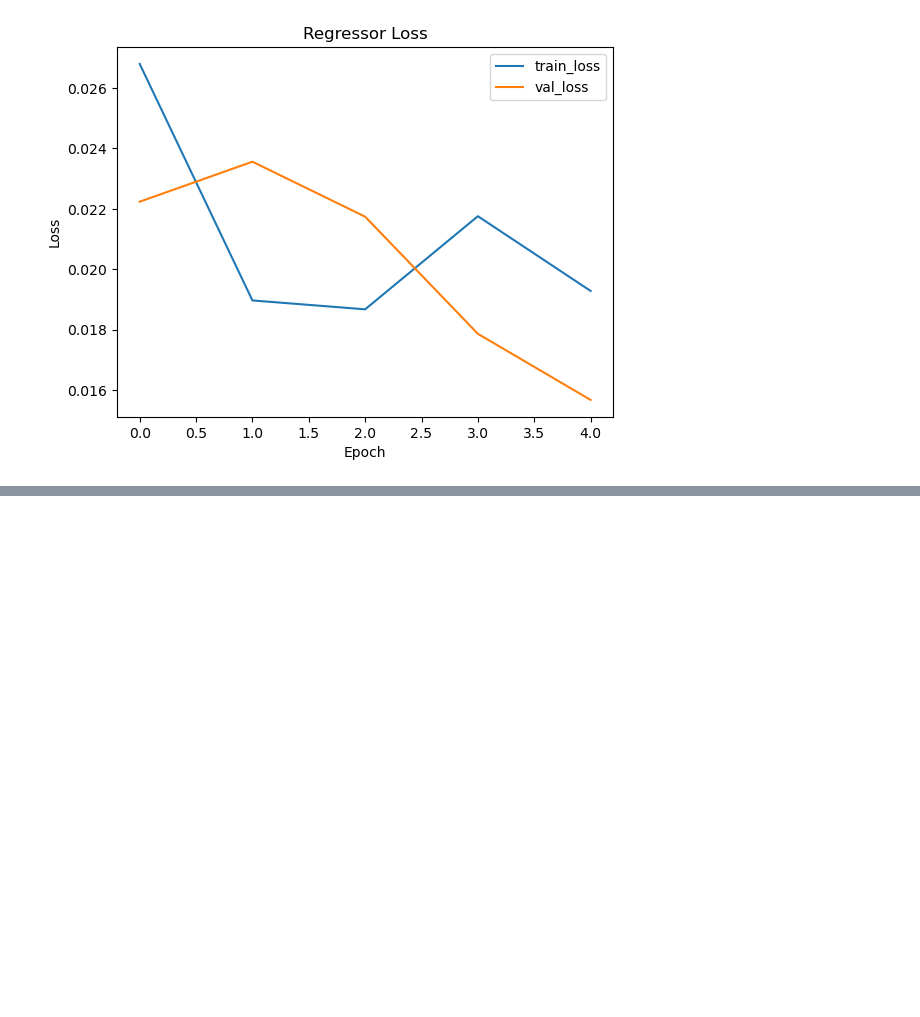
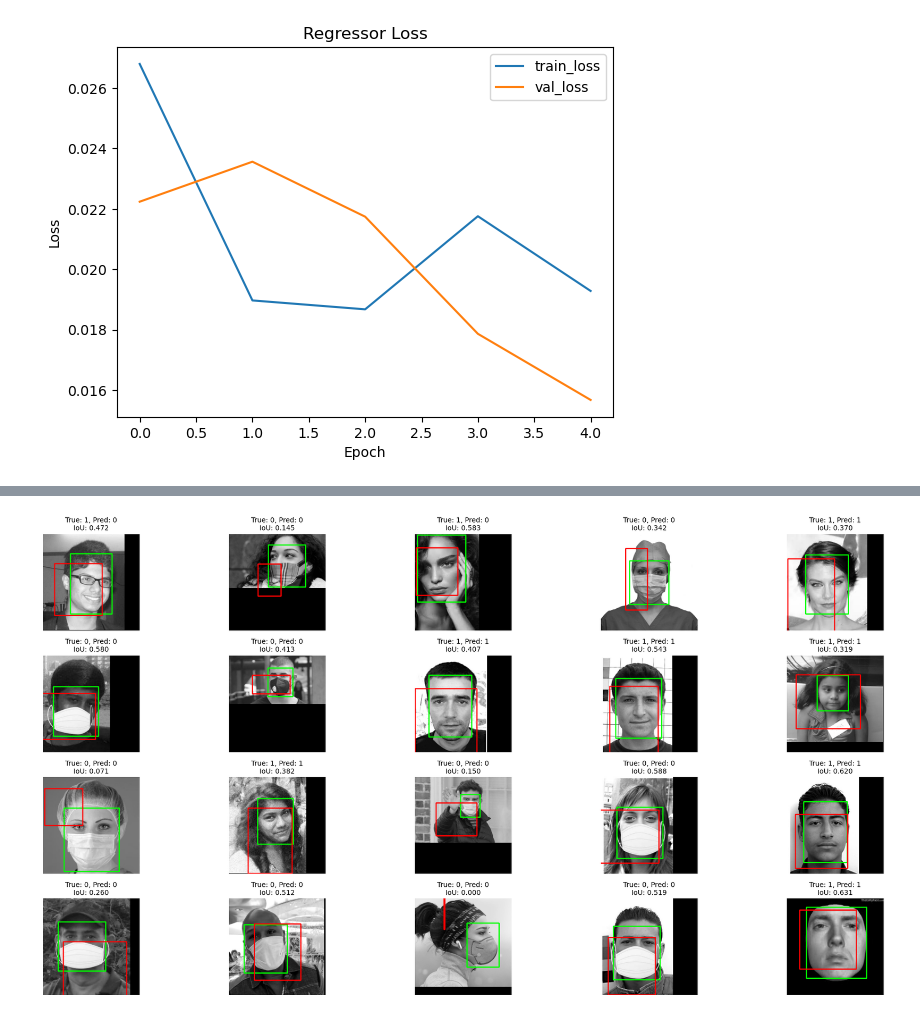
Before and after one commit to moyen-ahmed/Deep-learning, a Jupyter notebook: Building your own Object Detector from scratch using tensorflow.ipynb, the cells around one changed output, grey strips where cells are left out. Cells and saved outputs as stored; diff of their text form; code cells hidden in the pictures; blank space fills up the shorter version.

```diff
--- a/Building your own Object Detector from scratch using tensorflow.ipynb
+++ b/Building your own Object Detector from scratch using tensorflow.ipynb
@@ -1186,0 +1287,82 @@ plt.show()
+# %%
+import numpy as np
+import matplotlib.pyplot as plt
+import cv2 as cv
+import tensorflow as tf
+
+def intersect_over_union(boxA, boxB):
+    # Determine the (x, y)-coordinates of the intersection rectangle
+    xA = max(boxA[0], boxB[0])
+    yA = max(boxA[1], boxB[1])
+    xB = min(boxA[0] + boxA[2], boxB[0] + boxB[2])
+    yB = min(boxA[1] + boxA[3], boxB[1] + boxB[3])
+
+    # Compute the area of intersection rectangle
+    interWidth = max(0, xB - xA)
+    interHeight = max(0, yB - yA)
+    interArea = interWidth * interHeight
+
+    # Compute the area of both the prediction and ground-truth rectangles
+    boxAArea = boxA[2] * boxA[3]
+    boxBArea = boxB[2] * boxB[3]
+
+    # Compute the intersection over union
+    iou = interArea / float(boxAArea + boxBArea - interArea)
+
+    return iou
+
+plt.figure(figsize=(20,10))
+tes_list = list(test_ds.take(20).as_numpy_iterator())
+print(len(tes_list))
+
+for i in range(len(tes_list)):
+    ax = plt.subplot(4, 5, i+1)
+    image, label = tes_list[i]
+
+    # Make prediction (image already has batch dimension from dataset)
+    pred_class, pred_box = model.predict(image, verbose=0)
+    pred_class = tf.argmax(pred_class, axis=1).numpy()[0]
+
+    # Process predicted box (convert to [x, y, w, h] format)
+    pred_box = pred_box[0] * input_size
+    pred_box = pred_box.astype(np.int32)
+
+    # Process true labels
+    true_class = tf.argmax(label[0], axis=1).numpy()[0]
+    true_box = label[1][0] * input_size
+    true_box = true_box.astype(np.int32)
+
+    # Calculate IoU
+    iou = intersect_over_union(pred_box, true_box)
+
+    # Get the original image (remove batch dimension)
+    display_image = image[0]
+
+    # Convert image to RGB for display
+    display_image = display_image.astype("float32")
+    if display_image.max() <= 1.0:
+        display_image = display_image * 255.0
+    display_image = display_image.astype(np.uint8)
+
+    # Handle grayscale to RGB conversion
+    if len(display_image.shape) == 2:
+        display_image = cv.cvtColor(display_image, cv.COLOR_GRAY2RGB)
+    elif display_image.shape[-1] == 1:
+        display_image = cv.cvtColor(display_image.squeeze(), cv.COLOR_GRAY2RGB)
+
+    # Draw true bounding box (green) - [x, y, w, h] format
+    x, y, w, h = true_box
+    cv.rectangle(display_image, (x, y), (x + w, y + h), (0, 255, 0), 2)
+
+    # Draw predicted bounding box (red) - [x, y, w, h] format
+    x_pred, y_pred, w_pred, h_pred = pred_box
+    cv.rectangle(display_image, (x_pred, y_pred), (x_pred + w_pred, y_pred + h_pred), (255, 0, 0), 2)
+
+    # Display
+    plt.imshow(display_image)
+    plt.title(f'True: {true_class}, Pred: {pred_class}\nIoU: {iou:.3f}', fontsize=10)
+    plt.axis('off')
+
+plt.tight_layout()
+plt.show()
+# %% [output]
@@ -1186,0 +1370 @@ plt.show()
+[figure, added]
```
Also changed, not shown: parts of 5 cells of this notebook.
